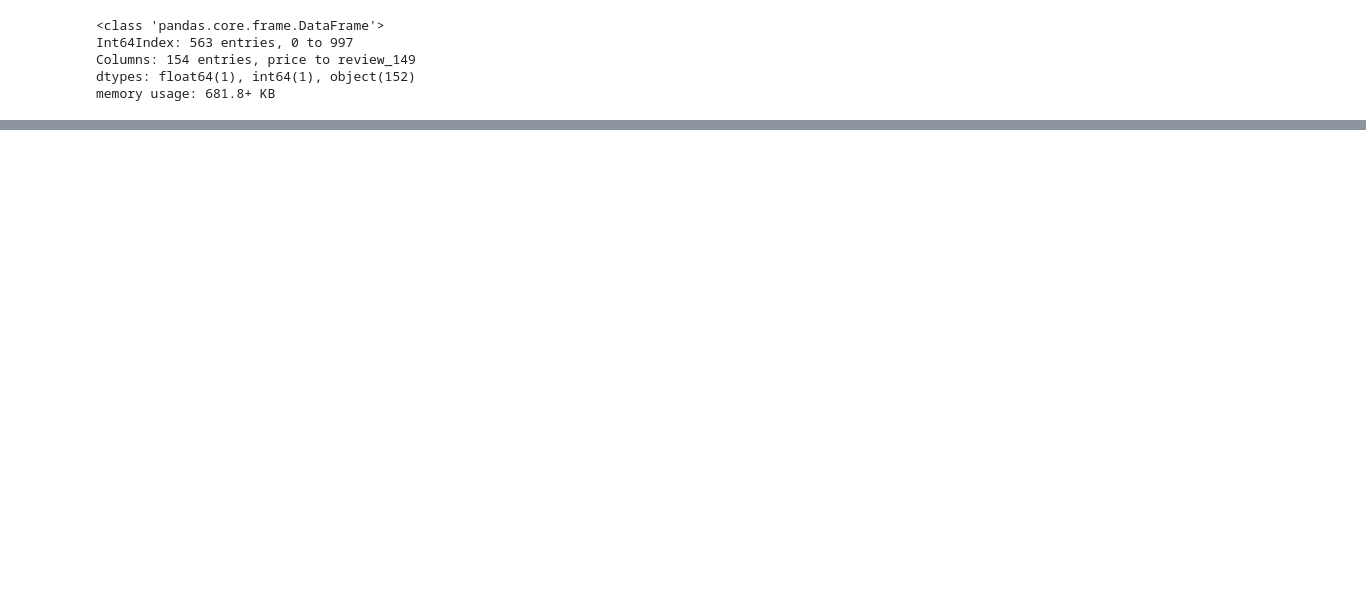
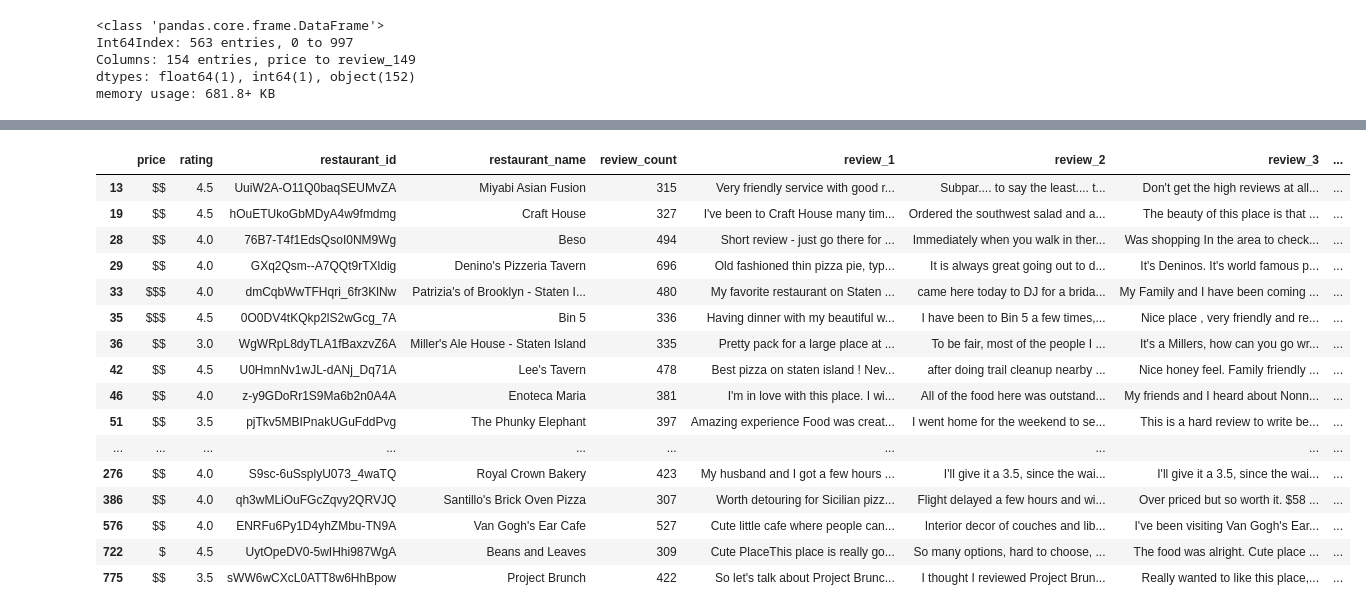
Before and after one commit to hamiltonchangcodes/final_project, a Jupyter notebook: EDA_StatenIsland2.ipynb, the cells around one changed output, grey strips where cells are left out. Saved outputs shown, nothing was run; the diff lists cells and outputs as text; code cells hidden in the pictures; blank space fills up the shorter version.

```diff
--- a/EDA_StatenIsland2.ipynb
+++ b/EDA_StatenIsland2.ipynb
@@ -158,5 +139,3 @@ Int64Index: 563 entries, 0 to 997
 Columns: 154 entries, price to review_149
 dtypes: float64(1), int64(1), object(152)
 memory usage: 681.8+ KB
-# %%
-df = df.drop([619])
@@ -206,2 +149,2 @@ df.loc[df['review_count']>1000]
 # %%
-df = df.drop(df['review_count']>1000)
+df = df.drop([62])
@@ -212,2 +157,22 @@ df.loc[df['review_count']>600]
-# %%
-df = df.drop([776, 625, 149, 240, 754, 844, 910])
+# %%
+df = df.drop([15])
+# %%
+df.loc[df['review_count']>300]
+# %% [output]
+|  | price | rating | restaurant_id | restaurant_name | review_count | review_1 | review_2 | review_3 | ... |
+| 13 | $$ | 4.5 | UuiW2A-O11Q0baqSEUMvZA | Miyabi Asian Fusion | 315 | Very friendly service with good r... | Subpar.... to say the least.... t... | Don't get the high reviews at all... | ... |
+| 19 | $$ | 4.5 | hOuETUkoGbMDyA4w9fmdmg | Craft House | 327 | I've been to Craft House many tim... | Ordered the southwest salad and a... | The beauty of this place is that ... | ... |
+| 28 | $$ | 4.0 | 76B7-T4f1EdsQsoI0NM9Wg | Beso | 494 | Short review - just go there for ... | Immediately when you walk in ther... | Was shopping In the area to check... | ... |
+| 29 | $$ | 4.0 | GXq2Qsm--A7QQt9rTXldig | Denino's Pizzeria Tavern | 696 | Old fashioned thin pizza pie, typ... | It is always great going out to d... | It's Deninos. It's world famous p... | ... |
+| 33 | $$$ | 4.0 | dmCqbWwTFHqri_6fr3KlNw | Patrizia's of Brooklyn - Staten I... | 480 | My favorite restaurant on Staten ... | came here today to DJ for a brida... | My Family and I have been coming ... | ... |
+| 35 | $$$ | 4.5 | 0O0DV4tKQkp2lS2wGcg_7A | Bin 5 | 336 | Having dinner with my beautiful w... | I have been to Bin 5 a few times,... | Nice place , very friendly and re... | ... |
+| 36 | $$ | 3.0 | WgWRpL8dyTLA1fBaxzvZ6A | Miller's Ale House - Staten Island | 335 | Pretty pack for a large place at ... | To be fair, most of the people I ... | It's a Millers, how can you go wr... | ... |
+| 42 | $$ | 4.5 | U0HmnNv1wJL-dANj_Dq71A | Lee's Tavern | 478 | Best pizza on staten island ! Nev... | after doing trail cleanup nearby ... | Nice honey feel. Family friendly ... | ... |
+| 46 | $$ | 4.0 | z-y9GDoRr1S9Ma6b2n0A4A | Enoteca Maria | 381 | I'm in love with this place. I wi... | All of the food here was outstand... | My friends and I heard about Nonn... | ... |
+| 51 | $$ | 3.5 | pjTkv5MBIPnakUGuFddPvg | The Phunky Elephant | 397 | Amazing experience Food was creat... | I went home for the weekend to se... | This is a hard review to write be... | ... |
+| ... | ... | ... | ... | ... | ... | ... | ... | ... | ... |
+| 276 | $$ | 4.0 | S9sc-6uSsplyU073_4waTQ | Royal Crown Bakery | 423 | My husband and I got a few hours ... | I'll give it a 3.5, since the wai... | I'll give it a 3.5, since the wai... | ... |
+| 386 | $$ | 4.0 | qh3wMLiOuFGcZqvy2QRVJQ | Santillo's Brick Oven Pizza | 307 | Worth detouring for Sicilian pizz... | Flight delayed a few hours and wi... | Over priced but so worth it. $58 ... | ... |
+| 576 | $$ | 4.0 | ENRFu6Py1D4yhZMbu-TN9A | Van Gogh's Ear Cafe | 527 | Cute little cafe where people can... | Interior decor of couches and lib... | I've been visiting Van Gogh's Ear... | ... |
+| 722 | $ | 4.5 | UytOpeDV0-5wIHhi987WgA | Beans and Leaves | 309 | Cute PlaceThis place is really go... | So many options, hard to choose, ... | The food was alright. Cute place ... | ... |
+| 775 | $$ | 3.5 | sWW6wCXcL0ATT8w6HhBpow | Project Brunch | 422 | So let's talk about Project Brunc... | I thought I reviewed Project Brun... | Really wanted to like this place,... | ... |
```
Also changed, not shown: parts of 20 cells of this notebook, 13 other files.
